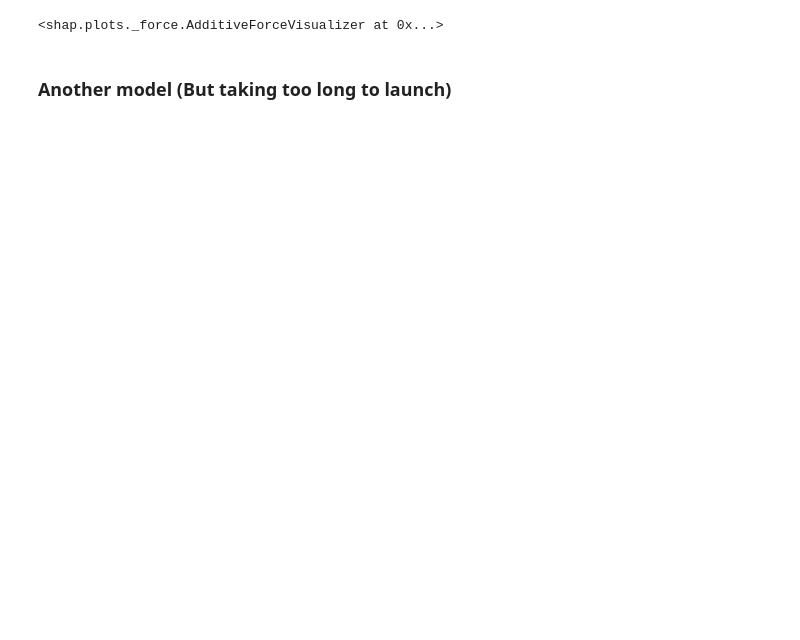
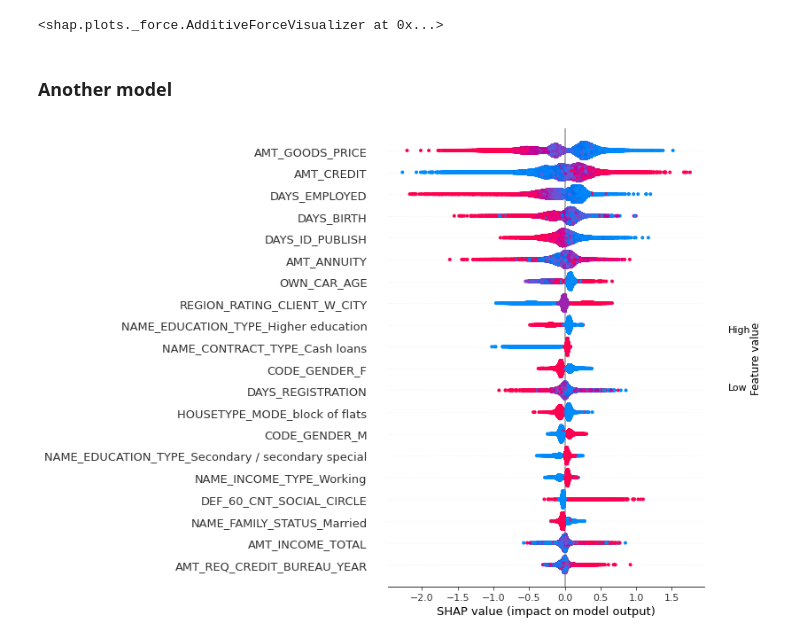
Before and after one commit to theo-f-marechal/ApplicationOfBigData_projectCreditRisk, a Jupyter notebook: Notebook/SHAP.ipynb, the cells around one changed output. Saved outputs shown, nothing was run; the diff lists cells and outputs as text; code cells hidden in the pictures; blank space fills up the shorter version.

Commit message:
shap correction

```diff
--- a/Notebook/SHAP.ipynb
+++ b/Notebook/SHAP.ipynb
@@ -61,13 +37,15 @@ shap.force_plot(explainer.expected_value, shap_values[0], data_for_prediction)
 [interactive output not drawn]
 <shap.plots._force.AdditiveForceVisualizer at 0x...>
 # %% [markdown]
-### Another model (But taking too long to launch)
+### Another model
 # %%
 # Creation of a Shap Tree
 explainer = shap.TreeExplainer(XGBoost_model)
 
 # Creation of a shap_values from the x_test
 shap_values = explainer.shap_values(x_test)
 
 # Creation of the model but can't be shown because of the huge number of rows and column
-shap.summary_plot(shap_values[1],x_test)
+shap.summary_plot(shap_values,x_test)
+# %% [output]
+[figure, added]
```
Also changed, not shown: parts of 2 cells of this notebook, 1 other file.
